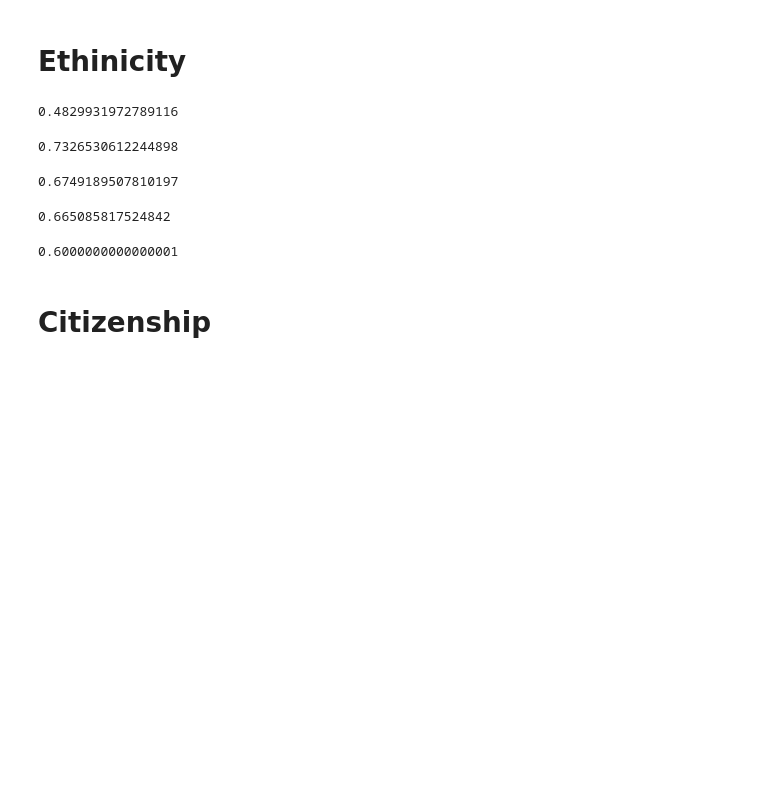
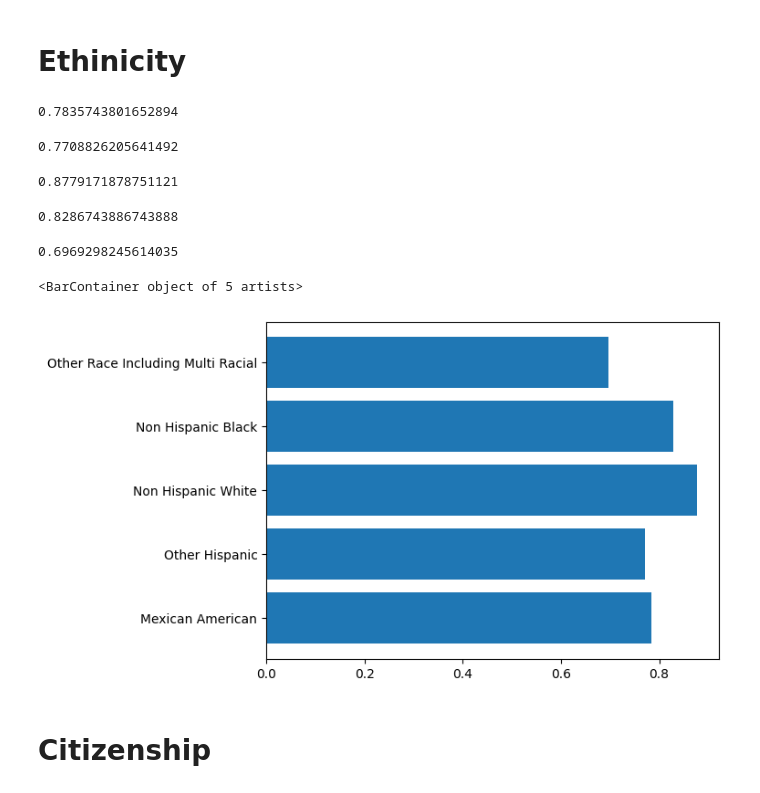
Before and after one commit to saniab27/ai4all_cd_2023, a Jupyter notebook: 04_measure_bias.ipynb, the cells around one changed output. Cells and saved outputs as stored; diff of their text form; code cells hidden in the pictures; blank space fills up the shorter version.

Commit message:
added plots to measure bias notebook

```diff
--- a/04_measure_bias.ipynb
+++ b/04_measure_bias.ipynb
@@ -20,11 +22,11 @@ from sklearn.metrics import roc_auc_score
 # %%
-X_train = pickle.load(open('../data/processed/X_train.sav', 'rb'))
-X_test = pickle.load(open('../data/processed/X_test.sav', 'rb'))
-y_train = pickle.load(open('../data/processed/y_train.sav', 'rb'))
-y_test = pickle.load(open('../data/processed/y_test.sav', 'rb'))
-lr_pipe = joblib.load('../models/logistic_regression_pipeline.sav')
+X_train = pickle.load(open('data/processed/X_train.sav', 'rb'))
+X_test = pickle.load(open('data/processed/X_test.sav', 'rb'))
+y_train = pickle.load(open('data/processed/y_train.sav', 'rb'))
+y_test = pickle.load(open('data/processed/y_test.sav', 'rb'))
+rf_pipe = joblib.load('models/random_forest_pipeline.sav')
 # %%
-merged_nhanes_df = pd.read_csv('../data/processed/merged_nhanes.csv')
+merged_nhanes_df = pd.read_csv('data/processed/merged_nhanes.csv')
 # %% [markdown]
 # Equal Accuracy
 # %% [markdown]
@@ -62,31 +64,49 @@ y_test_ethnicity_3 = y_test[ethnicity_test == 3]
 y_test_ethnicity_4 = y_test[ethnicity_test == 4]
 y_test_ethnicity_5 = y_test[ethnicity_test == 5]
 # %%
-test_score_ethnicity_1 = roc_auc_score(y_test_ethnicity_1, lr_pipe.predict_proba(X_test_ethnicity_1)[:, 1])
-test_score_ethnicity_2 = roc_auc_score(y_test_ethnicity_2, lr_pipe.predict_proba(X_test_ethnicity_2)[:, 1])
-test_score_ethnicity_3 = roc_auc_score(y_test_ethnicity_3, lr_pipe.predict_proba(X_test_ethnicity_3)[:, 1])
-test_score_ethnicity_4 = roc_auc_score(y_test_ethnicity_4, lr_pipe.predict_proba(X_test_ethnicity_4)[:, 1])
-test_score_ethnicity_5 = roc_auc_score(y_test_ethnicity_5, lr_pipe.predict_proba(X_test_ethnicity_5)[:, 1])
+test_score_ethnicity_1 = roc_auc_score(y_test_ethnicity_1, rf_pipe.predict_proba(X_test_ethnicity_1)[:, 1])
+test_score_ethnicity_2 = roc_auc_score(y_test_ethnicity_2, rf_pipe.predict_proba(X_test_ethnicity_2)[:, 1])
+test_score_ethnicity_3 = roc_auc_score(y_test_ethnicity_3, rf_pipe.predict_proba(X_test_ethnicity_3)[:, 1])
+test_score_ethnicity_4 = roc_auc_score(y_test_ethnicity_4, rf_pipe.predict_proba(X_test_ethnicity_4)[:, 1])
+test_score_ethnicity_5 = roc_auc_score(y_test_ethnicity_5, rf_pipe.predict_proba(X_test_ethnicity_5)[:, 1])
 # %%
+# Mexican American
 test_score_ethnicity_1
 # %% [output]
-0.4829931972789116
+0.7835743801652894
 # %%
+# Other Hispanic
 test_score_ethnicity_2
 # %% [output]
-0.7326530612244898
+0.7708826205641492
 # %%
+# Non Hispanic White
 test_score_ethnicity_3
 # %% [output]
-0.6749189507810197
+0.8779171878751121
 # %%
+# Non Hispanic Black
 test_score_ethnicity_4
 # %% [output]
-0.665085817524842
+0.8286743886743888
 # %%
+# Other Race Including MultiRacial
 test_score_ethnicity_5
 # %% [output]
-0.6000000000000001
+0.6969298245614035
+# %%
+ethnicity_roc_auc = pd.DataFrame.from_dict([
+    {"ethnicity": "Mexican American", "roc_auc": test_score_ethnicity_1},
+    {"ethnicity": "Other Hispanic", "roc_auc": test_score_ethnicity_2},
+    {"ethnicity": "Non Hispanic White", "roc_auc": test_score_ethnicity_3},
+    {"ethnicity": "Non Hispanic Black", "roc_auc": test_score_ethnicity_4},
+    {"ethnicity": "Other Race Including Multi Racial", "roc_auc": test_score_ethnicity_5}
+])
+
+plt.barh(y = ethnicity_roc_auc['ethnicity'], width = ethnicity_roc_auc['roc_auc'])
+# %% [output]
+<BarContainer object of 5 artists>
+[figure, added]
 # %% [markdown]
 # Citizenship
 # %%
```
Also changed, not shown: parts of 8 cells of this notebook.
